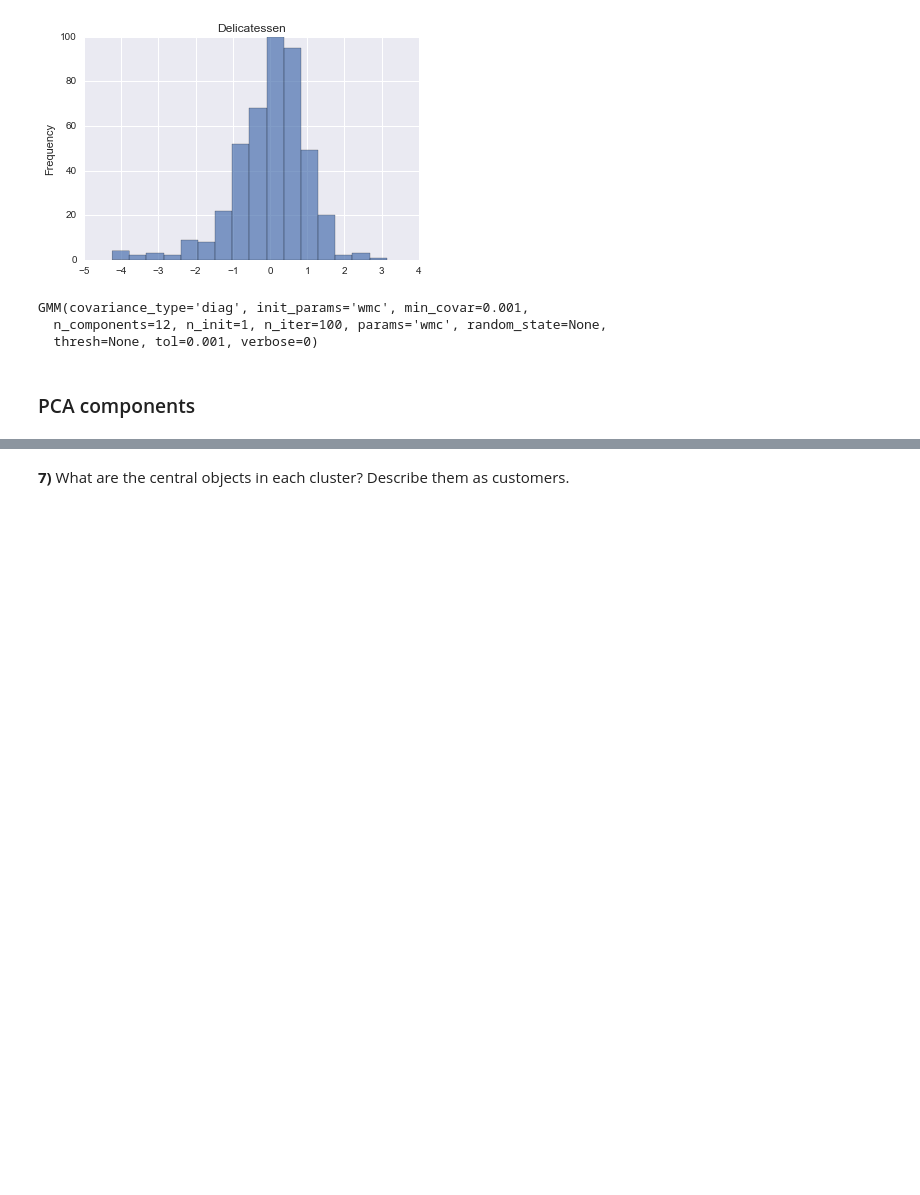
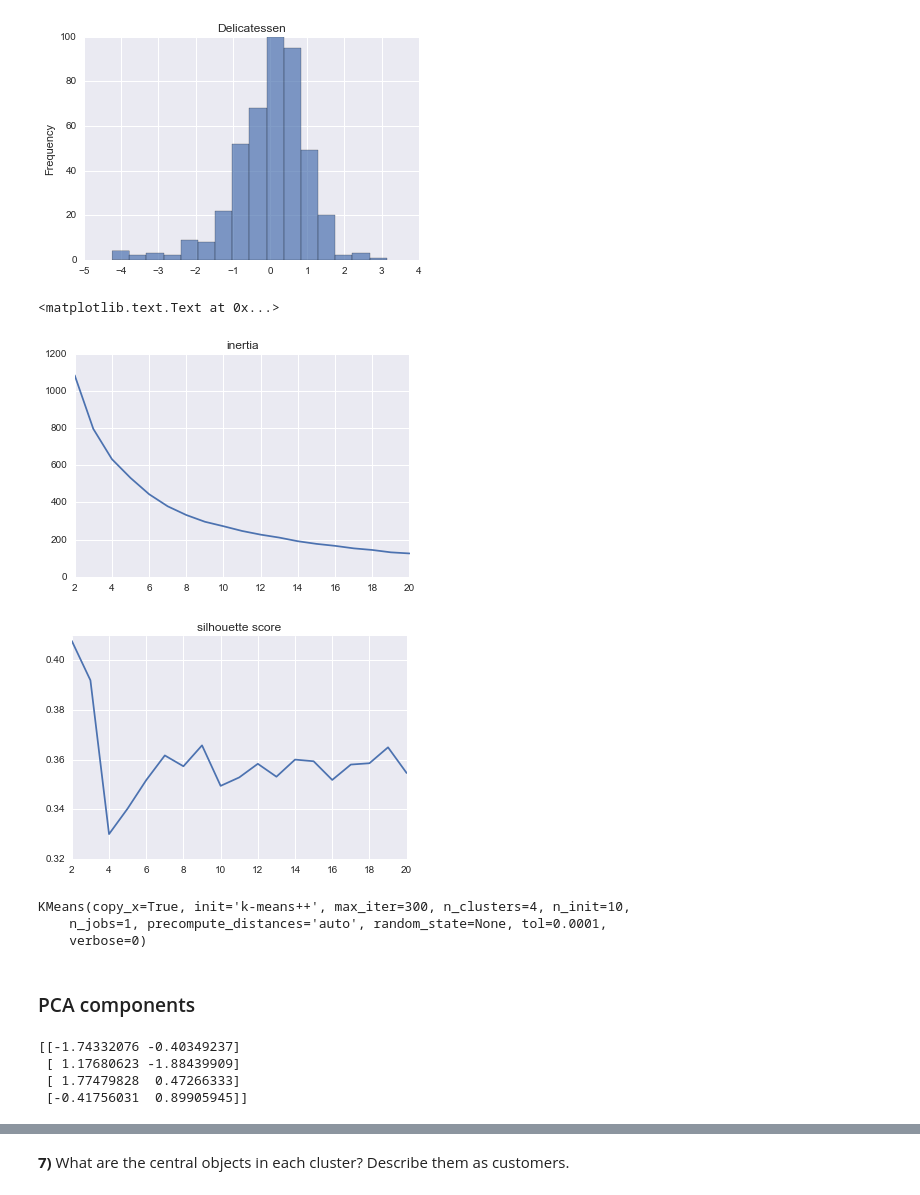
Before and after one commit to sharpround/customer_segments, a Jupyter notebook: customer_segments.ipynb, the cells around one changed output, grey strips where cells are left out. Saved outputs shown, nothing was run; the diff lists cells and outputs as text; code cells hidden in the pictures; blank space fills up the shorter version.

Commit message:
sweep inertia and silhouette score for k means

```diff
--- a/customer_segments.ipynb
+++ b/customer_segments.ipynb
@@ -367,14 +377,37 @@ reduced_data = pca.fit_transform(data_log)
 # %%
 # TODO: Implement your clustering algorithm here, and fit it to the reduced data for visualization
 # The visualizer below assumes your clustering object is named 'clusters'
+from sklearn.pipeline import Pipeline
+from sklearn.metrics import silhouette_score
 
-clusters = GMM(n_components=12)
-clusters.fit(reduced_data)
-print clusters
+n_clusters_list = range(2, 21)
+
+inertia_list = []
+score_list = []
+
+for n_clusters in n_clusters_list:
+    clusters = KMeans(n_clusters=n_clusters)
+    labels = clusters.fit_predict(reduced_data)
+    inertia_list.append(clusters.inertia_)
+    score_list.append(silhouette_score(reduced_data, labels))
+
+plt.plot(n_clusters_list, inertia_list)
+plt.title("inertia")
+
+plt.figure()
+plt.plot(n_clusters_list, score_list)
+plt.title("silhouette score")
 # %% [output]
-GMM(covariance_type='diag', init_params='wmc', min_covar=0.001,
-  n_components=12, n_init=1, n_iter=100, params='wmc', random_state=None,
-  thresh=None, tol=0.001, verbose=0)
+<matplotlib.text.Text at 0x...>
+[figure, added]
+[figure, added]
+# %%
+clusters = KMeans(n_clusters=4)
+clusters.fit(reduced_data)
+# %% [output]
+KMeans(copy_x=True, init='k-means++', max_iter=300, n_clusters=4, n_init=10,
+    n_jobs=1, precompute_distances='auto', random_state=None, tol=0.0001,
+    verbose=0)
 # %%
 # Plot the decision boundary by building a mesh grid to populate a graph.
 x_min, x_max = reduced_data[:, 0].min() - 0.1, reduced_data[:, 0].max() + 0.1
@@ -390,5 +423,10 @@ Z = clusters.predict(np.c_[xx.ravel(), yy.ravel()])
 # %%
 # TODO: Find the centroids for KMeans or the cluster means for GMM
 
-# centroids = clusters.cluster_centers_
-# print centroids
+centroids = clusters.cluster_centers_
+print centroids
+# %% [output]
+[[-1.74332076 -0.40349237]
+ [ 1.17680623 -1.88439909]
+ [ 1.77479828  0.47266333]
+ [-0.41756031  0.89905945]]
```
Also changed, not shown: parts of 7 cells of this notebook.
